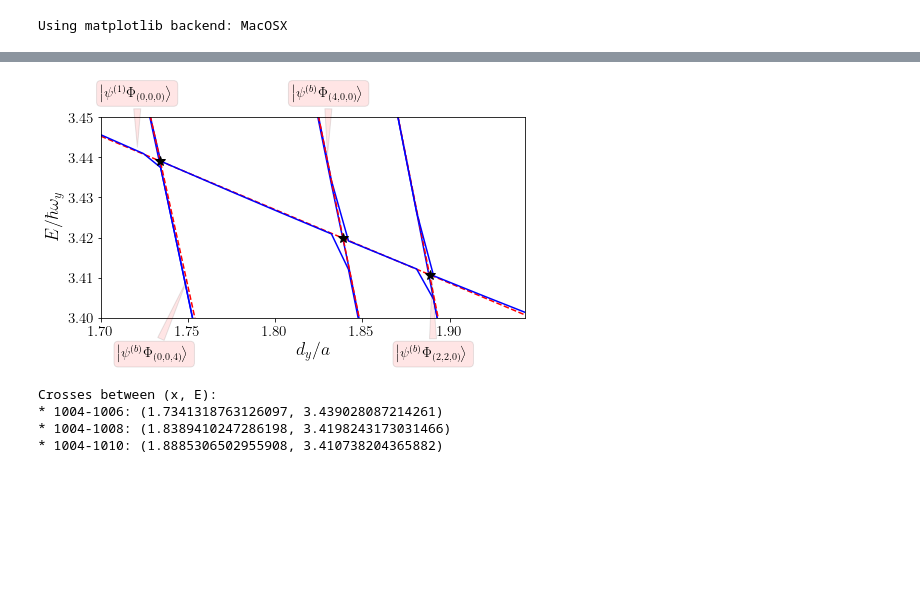
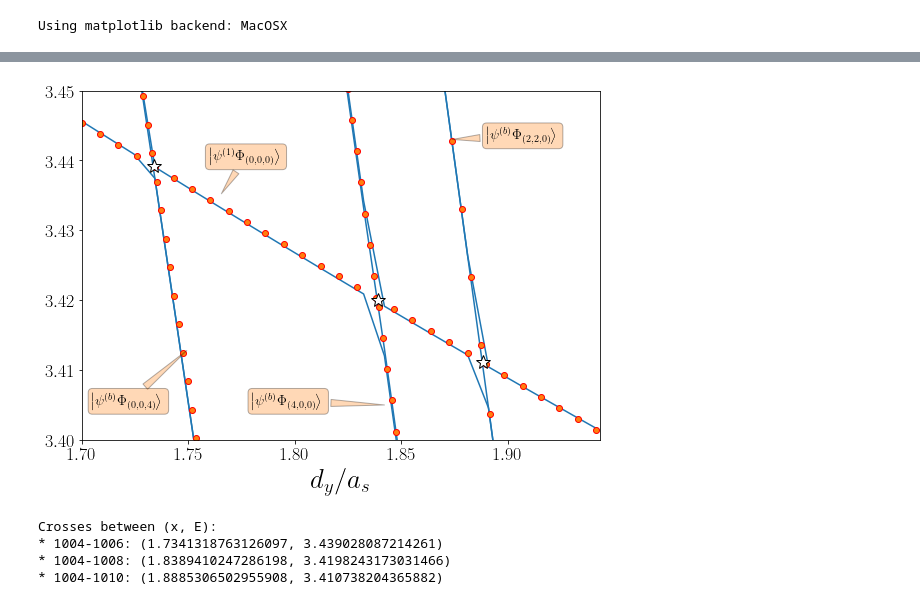
Before and after one commit to TsspGit/Ultracold_Atoms_src, a Jupyter notebook: Analysis/q3d/Energies_Analysis_5505_4993_4993.ipynb, the cells around one changed output, grey strips where cells are left out. Cells and saved outputs as stored; diff of their text form; code cells hidden in the pictures; blank space fills up the shorter version.

```diff
--- a/Analysis/q3d/Energies_Analysis_5505_4993_4993.ipynb
+++ b/Analysis/q3d/Energies_Analysis_5505_4993_4993.ipynb
@@ -9,10 +9,11 @@ from decimal import Decimal
 from utils.Energies_Analysis_utils import *
 plt.rc('text',usetex=True)
 plt.rc('font',family='serif')
-plt.rcParams['xtick.labelsize']=15
-plt.rcParams['ytick.labelsize']=15
-plt.rcParams['axes.labelsize']=18
-plt.rcParams['axes.titlesize']=18
+ref_ticksize = 18
+plt.rcParams['xtick.labelsize']=ref_ticksize
+plt.rcParams['ytick.labelsize']=ref_ticksize
+plt.rcParams['axes.labelsize']=ref_ticksize * 3/2
+plt.rcParams['axes.titlesize']=ref_ticksize * 3/2
 aur = (1 + np.sqrt(5)) / 2
 aursize = (4.3*aur, 4.3)
 # %%
@@ -202,86 +200,85 @@ xcoord: [1.7016970402394411, 1.7060608579980046, 1.7099398071167276, 1.714303624
 # %%
 %matplotlib inline
 # %%
-fig3, ax3 = plt.subplots(figsize=aursize)
+fig3, ax3 = plt.subplots(figsize=(8,6))
 # nivel 1004:
 f1004 = np.polyfit(xcoord, ycoord, deg=1)
-x1004 = np.linspace(1.7, 1.95, num=40)
-ax3.plot(x1004, np.polyval(f1004, x1004), 'r--', markersize=4, label='Diabetic')
-ax3.plot(x, dic['nivel_1004']/wy, 'b', label='Adiabatic')
+x1004 = np.linspace(1.7, 1.95, num=30)
+ax3.scatter(x1004, np.polyval(f1004, x1004), edgecolor='r', facecolor='C1', label='Diabetic', zorder=2)
+ax3.plot(x, dic['nivel_1004']/wy, 'C0', label='Adiabatic', zorder=1)
 
 # nivel 1005:
-ax3.plot(x, dic['nivel_1005']/wy, 'b')
+ax3.plot(x, dic['nivel_1005']/wy, 'C0', label='Adiabatic', zorder=1)
 
 # nivel 1006:
-ax3.plot(x, dic['nivel_1006']/wy, 'b')
+ax3.plot(x, dic['nivel_1006']/wy, 'C0', label='Adiabatic', zorder=1)
 f1006 = np.polyfit(x[(x < 1.74) & (x > 1.7)], np.array(dic['nivel_1006'])[(x < 1.74) & (x > 1.7)]/wy, deg=1)
-x1006 = np.linspace(1.7, 1.76, num=500)
-ax3.plot(x1006, np.polyval(f1006, x1006), 'r--', markersize=4)
+x1006 = np.linspace(1.7, 1.76, num=30)
+ax3.scatter(x1006, np.polyval(f1006, x1006), edgecolor='r', facecolor='C1', label='Diabetic', zorder=2)
 
 # nivel 1007:
-ax3.plot(x, dic['nivel_1007']/wy, 'b')
+ax3.plot(x, dic['nivel_1007']/wy, 'C0', label='Adiabatic', zorder=1)
 
 # nivel 1008:
-ax3.plot(x, dic['nivel_1008']/wy, 'b')
+ax3.plot(x, dic['nivel_1008']/wy, 'C0', label='Adiabatic', zorder=1)
 f1008 = np.polyfit(x[(x < 1.84) & (x > 1.82)], np.array(dic['nivel_1008'])[(x < 1.84) & (x > 1.82)]/wy, deg=1)
-x1008 = np.linspace(1.8, 1.86, num=500)
-ax3.plot(x1008, np.polyval(f1008, x1008), 'r--', markersize=4)
+x1008 = np.linspace(1.8, 1.86, num=30)
+ax3.scatter(x1008, np.polyval(f1008, x1008), edgecolor='r', facecolor='C1', label='Diabetic', zorder=2)
 
 # nivel 1009:
-ax3.plot(x, dic['nivel_1009']/wy, 'b')
+ax3.plot(x, dic['nivel_1009']/wy, 'C0', label='Adiabatic', zorder=1)
 
 # nivel 1010:
 f1010 = np.polyfit(x[(x < 1.88) & (x > 1.82)], np.array(dic['nivel_1010'])[(x < 1.88) & (x > 1.82)]/wy, deg=1)
-x1010 = np.linspace(1.82, 1.95, num=500)
-ax3.plot(x1010, np.polyval(f1010, x1010), 'r--', markersize=4)
-ax3.plot(x, dic['nivel_1010']/wy, 'b')
+x1010 = np.linspace(1.82, 1.95, num=30)
+ax3.scatter(x1010, np.polyval(f1010, x1010), edgecolor='r', facecolor='C1', label='Diabetic', zorder=2)
+ax3.plot(x, dic['nivel_1010']/wy, 'C0', label='Adiabatic', zorder=1)
 
 # Crosses:
-##########
-ax3.plot(cross_points(f1004, f1006), np.polyval(f1004, cross_points(f1004, f1006)), 'k*', markersize=10, label='ICIR')
-ax3.plot(cross_points(f1004, f1008), np.polyval(f1004, cross_points(f1004, f1008)), 'k*', markersize=10)
-ax3.plot(cross_points(f1004, f1010), np.polyval(f1004, cross_points(f1004, f1010)), 'k*', markersize=10)
+#########
+ax3.plot(cross_points(f1004, f1006), np.polyval(f1004, cross_points(f1004, f1006)), 'w*', markersize=14, markeredgecolor='k', label='ICIR')
+ax3.plot(cross_points(f1004, f1008), np.polyval(f1004, cross_points(f1004, f1008)), 'w*', markersize=14, markeredgecolor='k')
+ax3.plot(cross_points(f1004, f1010), np.polyval(f1004, cross_points(f1004, f1010)), 'w*', markersize=14, markeredgecolor='k')
 
 # States:
 #########
-ax3.annotate(r'$\left|\psi^{(1)} \Phi_{(0,0,0)}\right>$', xy=(1.721, 3.442), xytext=(1.70, 3.455), fontsize=14,
-             bbox=dict(boxstyle="round", alpha=0.1, facecolor='r'),
-             arrowprops=dict(arrowstyle="wedge, tail_width=0.5", alpha=0.1, facecolor='r'))
+ax3.annotate(r'$\left|\psi^{(1)} \Phi_{(0,0,0)}\right>$', xy=(1.765, 3.435), xytext=(1.76, 3.44), fontsize=14,
+             bbox=dict(boxstyle="round", alpha=0.3, facecolor='C1'),
+             arrowprops=dict(arrowstyle="wedge, tail_width=0.5", alpha=0.3, facecolor='C1'))
 
-ax3.annotate(r'$\left|\psi^{(b)} \Phi_{(0,0,4)}\right>$', xy=(1.75, 3.41), xytext=(1.71, 3.39), fontsize=14,
-             bbox=dict(boxstyle="round", alpha=0.1, facecolor='r'),
-             arrowprops=dict(arrowstyle="wedge, tail_width=0.5", alpha=0.1, facecolor='r'))
+ax3.annotate(r'$\left|\psi^{(b)} \Phi_{(0,0,4)}\right>$', xy=(1.75, 3.413), xytext=(1.705, 3.405), fontsize=14,
+             bbox=dict(boxstyle="round", alpha=0.3, facecolor='C1'),
+             arrowprops=dict(arrowstyle="wedge, tail_width=0.5", alpha=0.3, facecolor='C1'))
 
-ax3.annotate(r'$\left|\psi^{(b)} \Phi_{(4,0,0)}\right>$', xy=(1.83, 3.44), xytext=(1.81, 3.455), fontsize=14,
-             bbox=dict(boxstyle="round", alpha=0.1, facecolor='r'),
-             arrowprops=dict(arrowstyle="wedge, tail_width=0.5", alpha=0.1, facecolor='r'))
+ax3.annotate(r'$\left|\psi^{(b)} \Phi_{(4,0,0)}\right>$', xy=(1.843, 3.405), xytext=(1.78, 3.405), fontsize=14,
+             bbox=dict(boxstyle="round", alpha=0.3, facecolor='C1'),
+             arrowprops=dict(arrowstyle="wedge, tail_width=0.5", alpha=0.3, facecolor='C1'))
 
 #ax3.annotate(r'$\left|\psi^{(b)} \Phi_{(0,4,0)}\right>$', xy=(1.78, 3.368), xytext=(1.75, 3.39), fontsize=14,
 #             bbox=dict(boxstyle="round", alpha=0.1, facecolor='r'),
 #             arrowprops=dict(arrowstyle="wedge, tail_width=0.5", alpha=0.1, facecolor='r'))
 #
 #ax3.annotate(r'$\left|\psi^{(b)} \Phi_{(2,0,2)}\right>$', xy=(1.843, 3.38), xytext=(1.80, 3.39), fontsize=14,
 #             bbox=dict(boxstyle="round", alpha=0.1, facecolor='r'),
 #             arrowprops=dict(arrowstyle="wedge, tail_width=0.5", alpha=0.1, facecolor='r'))
 #
 #ax3.annotate(r'$\left|\psi^{(b)} \Phi_{(0,2,2)}\right>$', xy=(1.843, 3.38), xytext=(1.85, 3.39), fontsize=14,
 #             bbox=dict(boxstyle="round", alpha=0.1, facecolor='r'),
 #             arrowprops=dict(arrowstyle="wedge, tail_width=0.5", alpha=0.1, facecolor='r'))
 #
-ax3.annotate(r'$\left|\psi^{(b)} \Phi_{(2,2,0)}\right>$', xy=(1.89, 3.41), xytext=(1.87, 3.39), fontsize=14,
-             bbox=dict(boxstyle="round", alpha=0.1, facecolor='r'),
-             arrowprops=dict(arrowstyle="wedge, tail_width=0.5", alpha=0.1, facecolor='r'))
+ax3.annotate(r'$\left|\psi^{(b)} \Phi_{(2,2,0)}\right>$', xy=(1.873, 3.443), xytext=(1.89, 3.443), fontsize=14,
+             bbox=dict(boxstyle="round", alpha=0.3, facecolor='C1'),
+             arrowprops=dict(arrowstyle="wedge, tail_width=0.5", alpha=0.3, facecolor='C1'))
 
-
-ax3.set_xlabel('$d_{y}/a$')
-ax3.set_ylabel('$E/\hbar \omega_{y}$')
+ax3.set_xlabel('$d_{y}/a_s$')
+#ax3.set_ylabel('$E[\hbar \omega_{y}]$')
 #ax3.legend(fontsize=14, bbox_to_anchor=(1.03, 1))
 ax3.set_ylim(3.40, 3.45)
 ax3.set_xlim(1.7, 1.943)
 plt.tight_layout()
 fig3.savefig('Results/Figures/Ix5505_Iy4993_Iz4993_Easc_Interpolation_v2.png', bbox_inches="tight", dpi=200)
 # %% [output]
-[figure, old version]
+[figure, new version]
 # %%
 print(f'''Crosses between (x, E):
 * 1004-1006: ({cross_points(f1004, f1006)}, {np.polyval(f1004, cross_points(f1004, f1006))})
```
Also changed, not shown: parts of 1 cell of this notebook, 36 other files.
